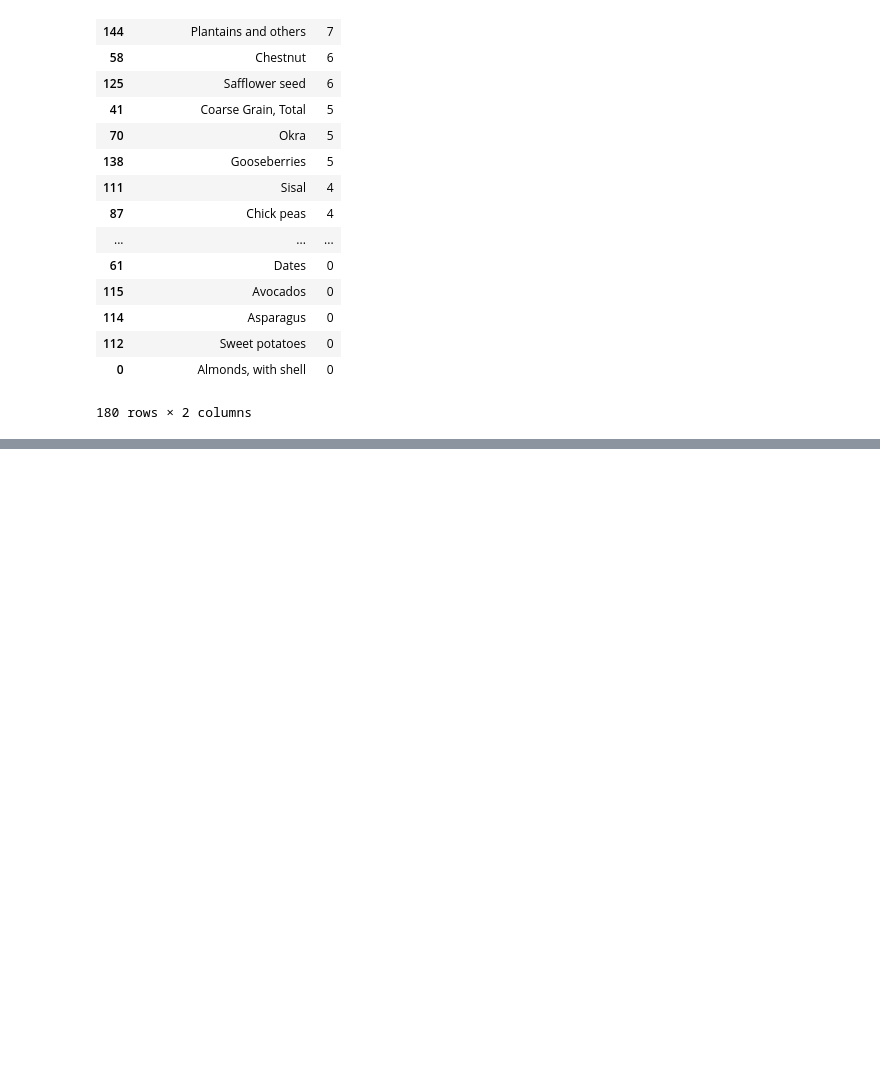
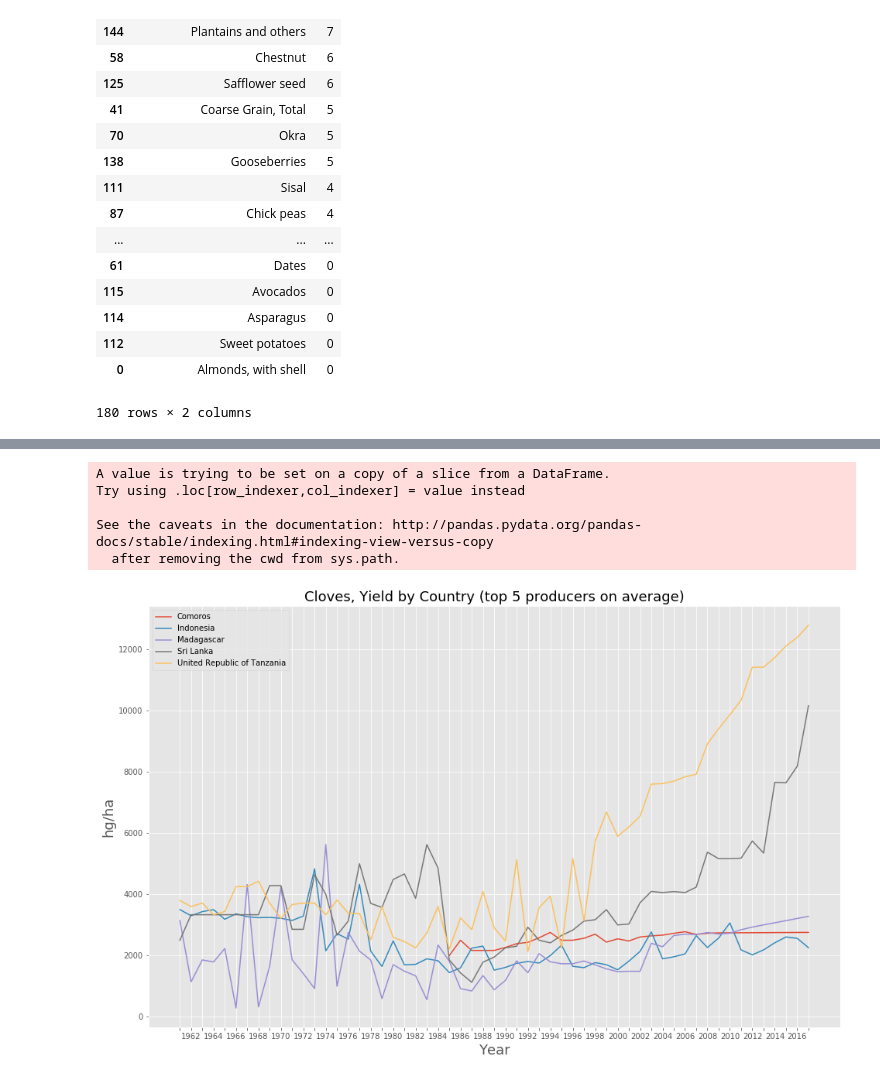
Before and after one commit to alyserecord/agricultural_yield, a Jupyter notebook: src/consistent_rate_change.ipynb, the cells around one changed output, grey strips where cells are left out. Saved outputs shown, nothing was run; the diff lists cells and outputs as text; code cells hidden in the pictures; blank space fills up the shorter version.

```diff
--- a/src/consistent_rate_change.ipynb
+++ b/src/consistent_rate_change.ipynb
@@ -102,0 +103,32 @@ See the caveats in the documentation: http://pandas.pydata.org/pandas-docs/stabl
+# %%
+def plot_top_countries(crop,element='Yield'):
+    df_crop = df.loc[df['item'] == crop]
+    df_crop_prod = df_crop.loc[df['element'] == 'Production']
+    df_crop_prod['avg'] = df_crop_prod.iloc[:,7:].mean(axis=1)
+    df_crop_prod = df_crop_prod.sort_values('avg',ascending=False).head(5)
+    countries = list(df_crop_prod['area'])
+    df_filtered = df.loc[(df['item'] == crop) & (df['element'] == element) & (df['area'].isin(countries))]
+
+    fig,ax = plt.subplots(figsize=(16,10))
+
+    for i in range(df_filtered.shape[0]):
+        x=df_filtered.columns[7:64]
+        y=df_filtered.iloc[i,7:64]
+        ax.plot (x,y)
+        for label in ax.xaxis.get_ticklabels()[::2]:
+            label.set_visible(False)
+        ax.set_title('{}, {} by Country (top 5 producers on average)'.format(crop,element),size=18)
+        ax.set_xlabel('Year',size=18)
+        ylabel = df_filtered['unit'].head(1).iloc[0]
+        ax.set_ylabel(ylabel,size=18)
+        ax.legend(labels=df_filtered['area'].values)
+    plt.savefig('../images/clovesyieldcountries.png')
+# %%
+plot_top_countries('Cloves','Yield')
+# %% [output]
+A value is trying to be set on a copy of a slice from a DataFrame.
+Try using .loc[row_indexer,col_indexer] = value instead
+
+See the caveats in the documentation: http://pandas.pydata.org/pandas-docs/stable/indexing.html#indexing-view-versus-copy
+  after removing the cwd from sys.path.
+[figure, added]
```
Also changed, not shown: parts of 2 cells of this notebook, 3 other files.
